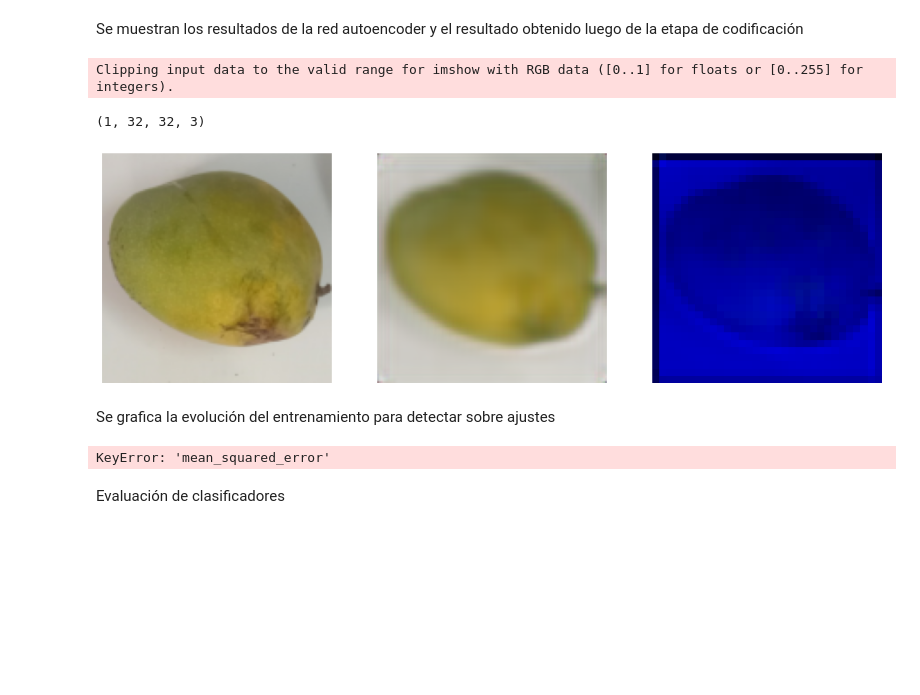
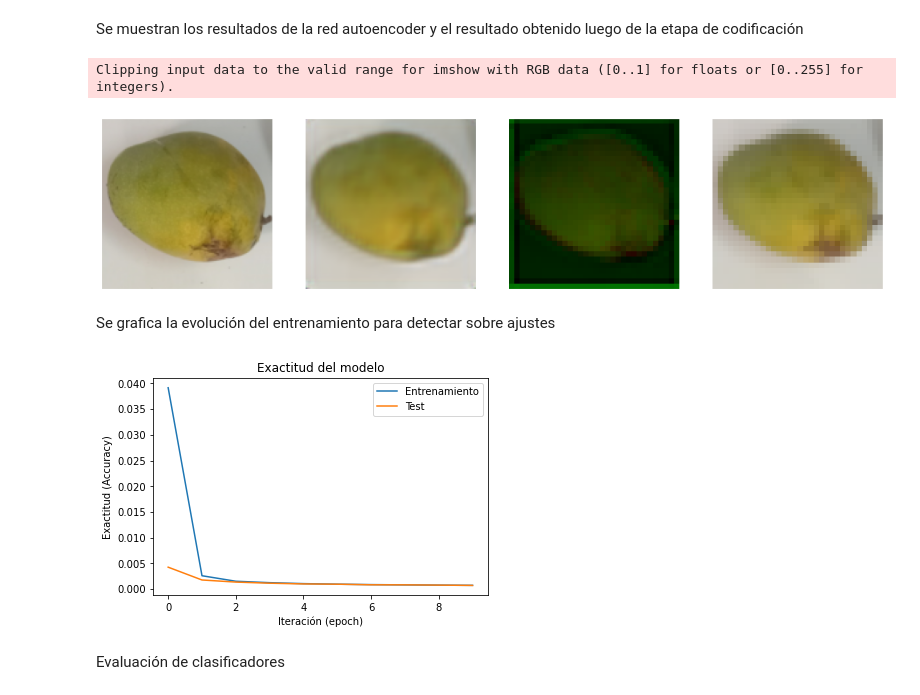
Before and after one commit to vidaldani/MangoGrading, a Jupyter notebook: DimReduction.ipynb, the cells around one changed output. Drawn from its saved outputs; the diff is of its cells as text; code cells hidden in the pictures; blank space fills up the shorter version.

```diff
--- a/DimReduction.ipynb
+++ b/DimReduction.ipynb
@@ -226,17 +226,23 @@ encoder = Sequential([
 ])
 
 decoder = Sequential ([
-    layers.Conv2D(input_shape=(encoded_dim,encoded_dim,3), filters=32, kernel_size= (3, 3), activation='relu', padding='same'),
+    layers.UpSampling2D((2, 2), input_shape=(encoded_dim,encoded_dim,3)),
+    layers.Conv2D(filters=32, kernel_size= (3, 3), activation='relu', padding='same'),
     layers.UpSampling2D( (2, 2)),
     layers.Conv2D(64, (3, 3), activation='relu', padding='same'),
-    layers.UpSampling2D( (2, 2)),
     layers.Conv2D(3, (3, 3), activation='linear', padding='same')
 ])
+
+#epochs = 10
+#batch_size = 30
+#autoencoder_dr = Model(inputs = encoder.inputs, outputs = decoder(encoder.outputs))
+#autoencoder_dr.compile(loss = 'mean_squared_error', optimizer = 'adam', metrics = ["mean_squared_error"])
+#history = autoencoder_dr.fit(X_train, X_train, validation_data = (X_val, x_valid_scaled), epochs=epochs, batch_size=batch_size, verbose=1)
 
 autoencoder_dr = Model(inputs = encoder.inputs, outputs = decoder(encoder.outputs))
 autoencoder_dr.compile(loss = 'mean_squared_error', optimizer = 'adam', metrics = ["mean_squared_error"])
 batch_size = 40
 epochs = 10
-history = autoencoder_dr.fit(X_train, X_train, validation_data=(X_val, t_val), epochs = 10, batch_size=batch_size, verbose=1)
+history = autoencoder_dr.fit(X_train, X_train, validation_data=(X_val, X_val), epochs = epochs, batch_size=batch_size, verbose=1)
 # %% [output]
 Epoch 1/10
@@ -264,12 +270,11 @@ Se muestran los resultados de la red autoencoder y el resultado obtenido luego d
 # %%
 img = np.expand_dims(X_test[0],0)
 img_y = autoencoder_dr.predict(img)
 img_encoder = encoder.predict(img)
-show_row_of_gray_images(16, img[0], img_y[0], img_encoder[0])
+show_row_of_gray_images(16, img[0], img_y[0], img_encoder[0], resize( img[0],(32,32,3)))
 # %% [output]
 Clipping input data to the valid range for imshow with RGB data ([0..1] for floats or [0..255] for integers).
-(1, 32, 32, 3)
-[figure, old version]
+[figure, new version]
 # %% [markdown]
 Se grafica la evolución del entrenamiento para detectar sobre ajustes
 # %%
@@ -281,7 +286,7 @@ plt.xlabel('Iteración (epoch)')
 plt.legend(['Entrenamiento', 'Test'], loc='upper right')
 plt.show()
 # %% [output]
-KeyError: 'mean_squared_error'
+[figure, added]
 # %% [markdown]
 Evaluación de clasificadores
 # %%
```
Also changed, not shown: parts of 2 cells of this notebook, 5 other files.
